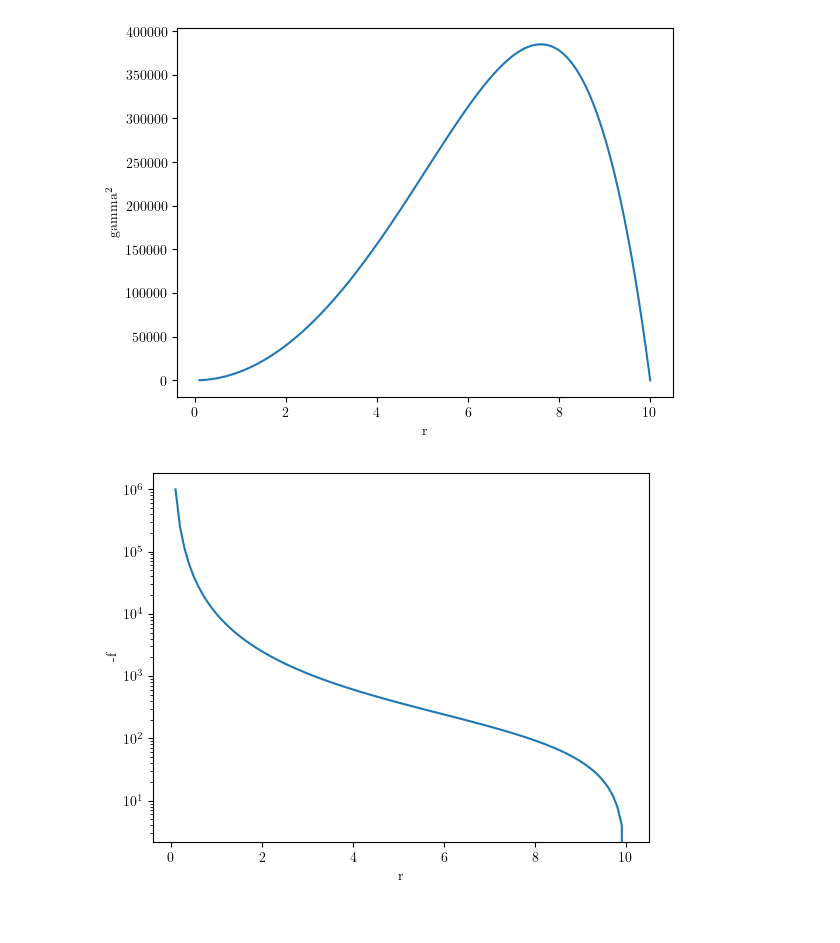
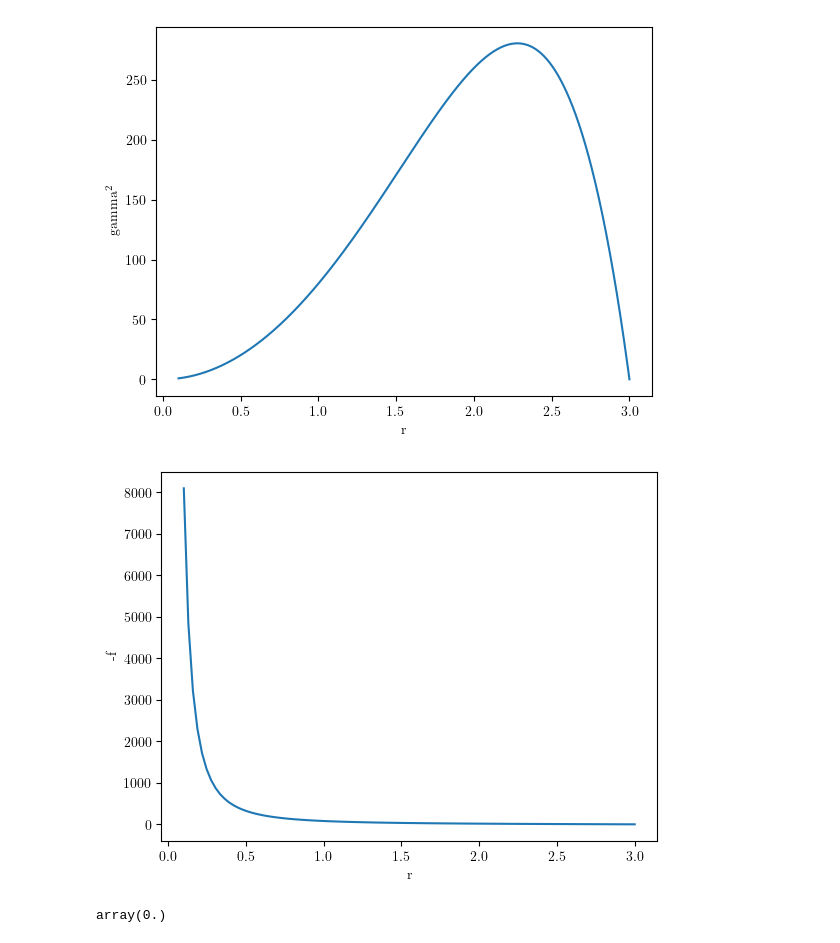
Before and after one commit to Bkorotko03/HoloProj, a Jupyter notebook: PertRNBH251110.ipynb, the cells around one changed output. Cells and saved outputs as stored; diff of their text form; code cells hidden in the pictures.

```diff
--- a/PertRNBH251110.ipynb
+++ b/PertRNBH251110.ipynb
@@ -37,20 +39,24 @@ def beta(R):
 def gamma2(r0,R):
     return -1*f(r0,R)*(r0**(2*d-4))
 # %%
-plt.plot(np.linspace(0.1,10,1000).get(),gamma2(np.linspace(0.1,10,1000),10).get())
+plt.plot(np.linspace(0.1,3,1000).get(),gamma2(np.linspace(0.1,3,1000),3).get())
 plt.ylabel(r'gamma$^2$')
 plt.xlabel('r')
 plt.show()
 # %% [output]
-[figure, old version]
+[figure, new version]
 # %%
-plt.plot(np.linspace(0.1,10,100).get(),-f(np.linspace(0.1,10,100),10).get())
-plt.semilogy()
+plt.plot(np.linspace(0.1,3,100).get(),-f(np.linspace(0.1,3,100),3).get())
+# plt.semilogy()
 plt.ylabel('-f')
 plt.xlabel("r")
 plt.show()
 # %% [output]
-[figure, old version]
+[figure, new version]
+# %%
+f(np.linspace(0.1,3,100),3).max()
+# %% [output]
+array(0.)
 # %%
 #lets get a nice correlation between alpha and r0
 # tried to keep this all vectorized, but was getting weird outputs and not the right divergences so its time for for loops (yippee!!!)
```
Also changed, not shown: parts of 11 cells of this notebook.
